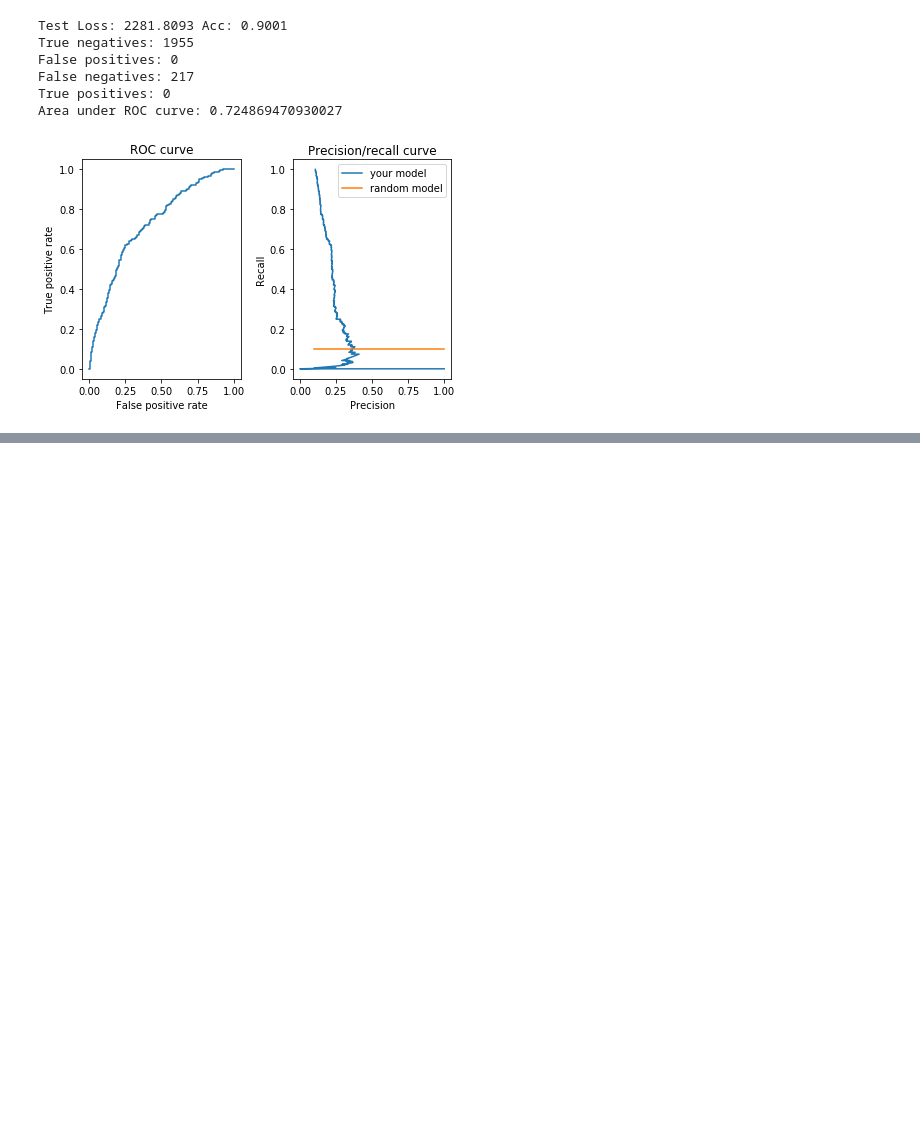
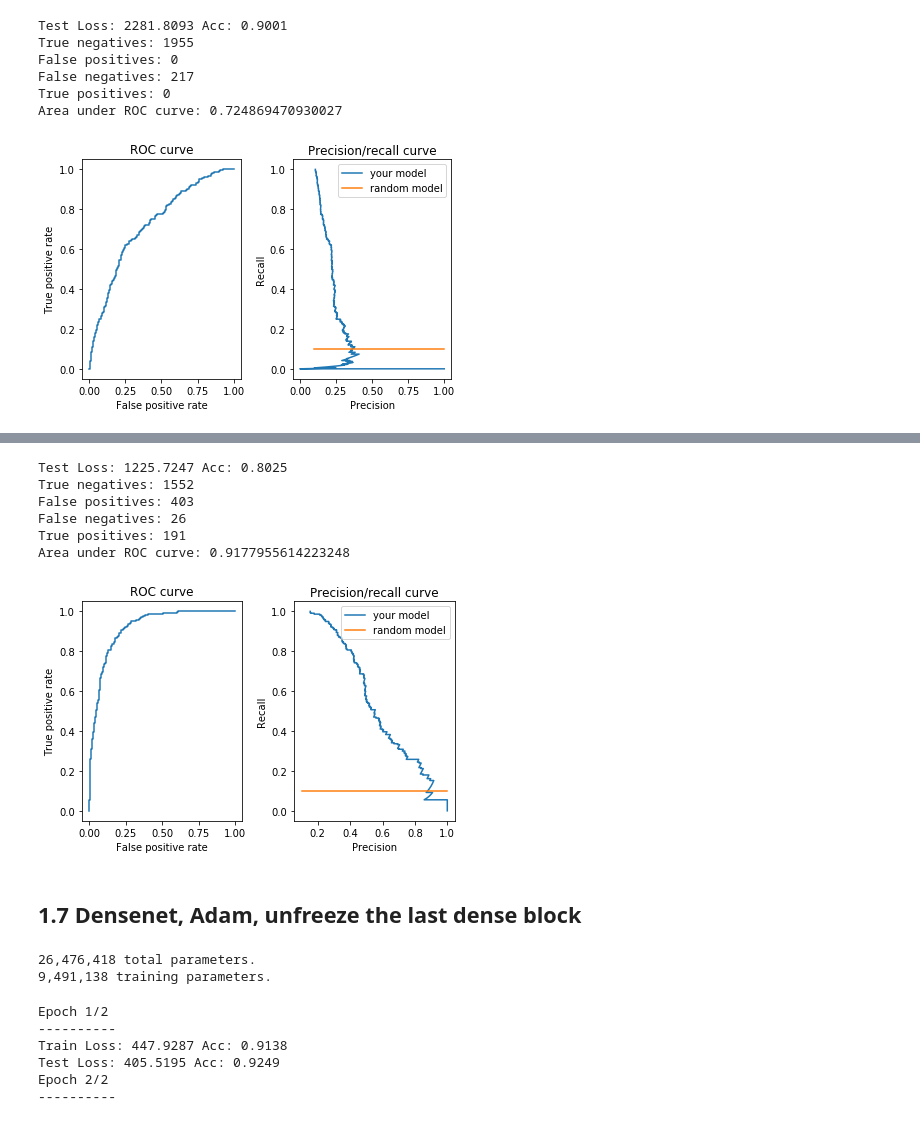
Before and after one commit to EthanSargent/Lesion-Classification, a Jupyter notebook: trainer.ipynb, the cells around one changed output, grey strips where cells are left out. Cells and saved outputs as stored; diff of their text form; code cells hidden in the pictures; blank space fills up the shorter version.

```diff
--- a/trainer.ipynb
+++ b/trainer.ipynb
@@ -326,0 +444,14 @@ Area under ROC curve: 0.724869470930027
+# %%
+model = torch.load('models/1_6.pt')
+all_outputs, all_labels = test_model(model, nn.CrossEntropyLoss())
+summarize(all_outputs, all_labels)
+# %% [output]
+Test Loss: 1225.7247 Acc: 0.8025
+True negatives: 1552
+False positives: 403
+False negatives: 26
+True positives: 191
+Area under ROC curve: 0.9177955614223248
+[figure, added]
+# %% [markdown]
+## 1.7 Densenet, Adam, unfreeze the last dense block
@@ -326,0 +471,23 @@ Area under ROC curve: 0.724869470930027
+# %%
+# Find total parameters and trainable parameters
+total_params = sum(p.numel() for p in model.parameters())
+print(f'{total_params:,} total parameters.')
+total_trainable_params = sum(
+    p.numel() for p in model.parameters() if p.requires_grad)
+print(f'{total_trainable_params:,} training parameters.')
+# %% [output]
+26,476,418 total parameters.
+9,491,138 training parameters.
+# %%
+criterion = nn.CrossEntropyLoss().to(device)
+optimizer = optim.Adam(model.parameters())
+
+model, train_accs, val_accs = train_model(model, criterion, optimizer, loader_rule='WEIGHTED_SAMPLER',\
+            num_epochs=2, chunks=1, data_dir='expanded_data')
+# %% [output]
+Epoch 1/2
+----------
+Train Loss: 447.9287 Acc: 0.9138
+Test Loss: 405.5195 Acc: 0.9249
+Epoch 2/2
+----------
```
Also changed, not shown: parts of 33 cells of this notebook, 5 other files.
